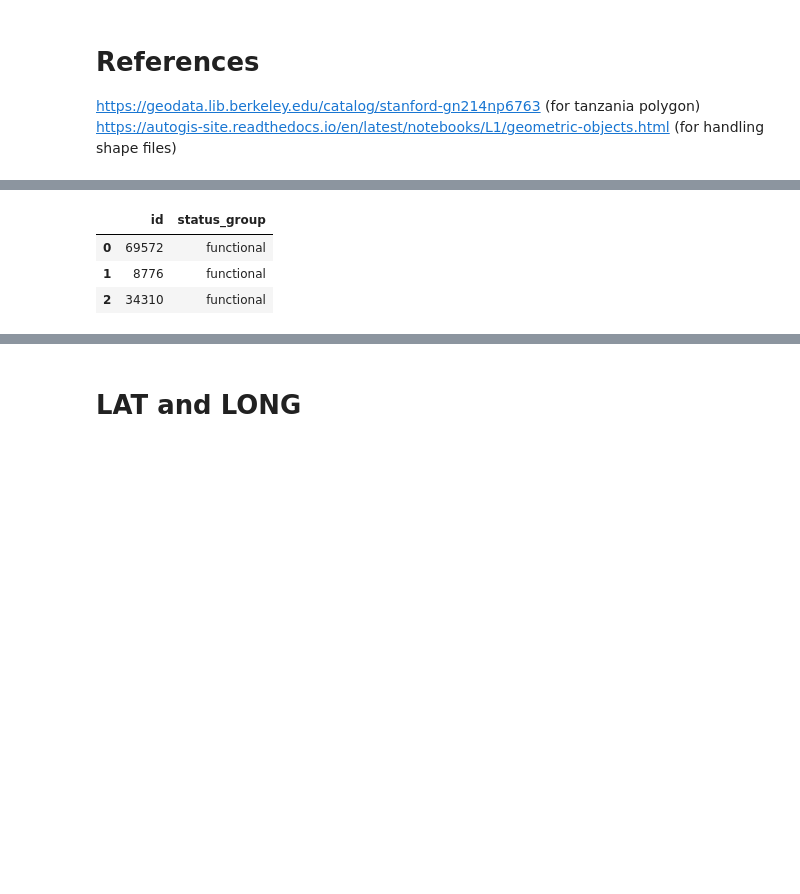
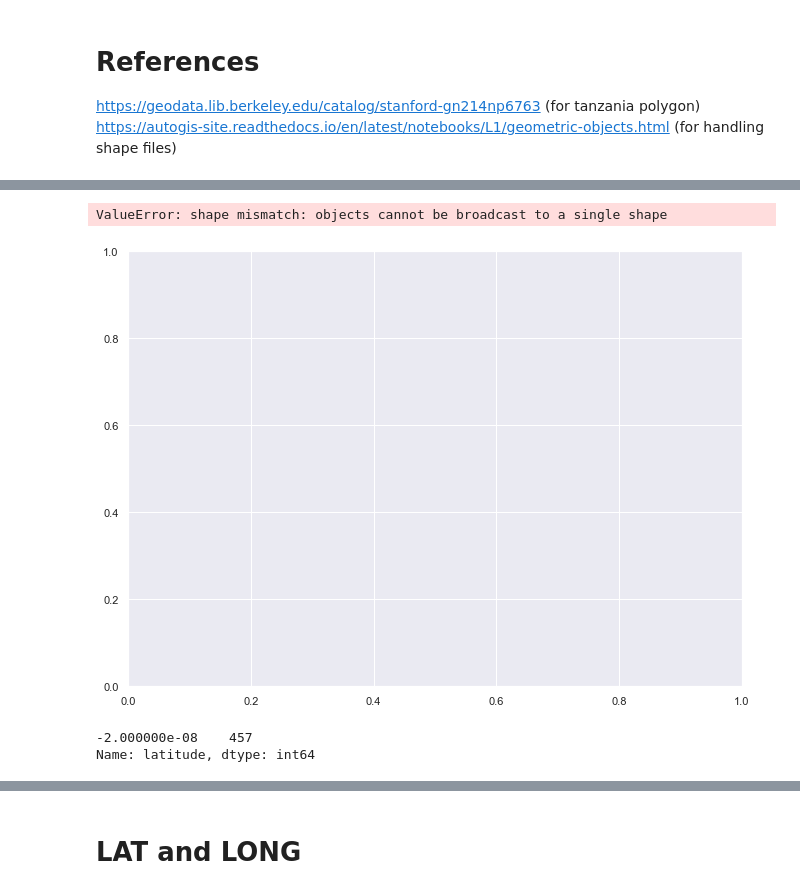
Before and after one commit to ssaeed85/dsc-ph3-TanzaniaWaterWell, a Jupyter notebook: Notebook.ipynb, the cells around one changed output, grey strips where cells are left out. Drawn from its saved outputs; the diff is of its cells as text; code cells hidden in the pictures; blank space fills up the shorter version.

```diff
--- a/Notebook.ipynb
+++ b/Notebook.ipynb
@@ -23 +37,11 @@ X_test = pd.read_csv('data/Test_set.csv')
+# %%
+plt.bar(df.region_code.values,df.region_code.value_counts().values);
+# %% [output]
+ValueError: shape mismatch: objects cannot be broadcast to a single shape
+[figure, added]
+# %%
+X_test_raw[abs(X_test_raw.longitude)==0].latitude.value_counts()
+# %% [output]
+-2.000000e-08    457
+Name: latitude, dtype: int64
 # %%
@@ -27,10 +51,3 @@ X_train.head(3)
 | 0 | 69572 | 6000.0 | 2011-03-14 | Roman | 1390 | Roman | 34.938093 | -9.856322 | none | ... |
 | 1 | 8776 | 0.0 | 2013-03-06 | Grumeti | 1399 | GRUMETI | 34.698766 | -2.147466 | Zahanati | ... |
 | 2 | 34310 | 25.0 | 2013-02-25 | Lottery Club | 686 | World vision | 37.460664 | -3.821329 | Kwa Mahundi | ... |
-# %%
-y_train.head(3)
-# %% [output]
-|  | id | status_group |
-| 0 | 69572 | functional |
-| 1 | 8776 | functional |
-| 2 | 34310 | functional |
```
Also changed, not shown: parts of 49 cells of this notebook, 1 other file.
